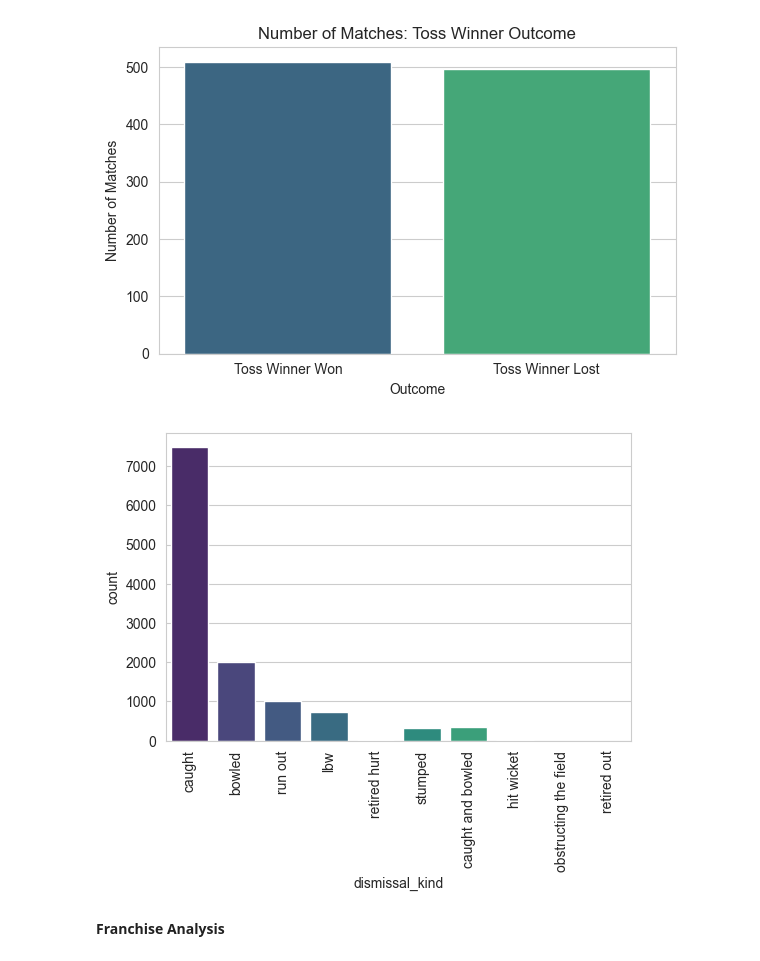
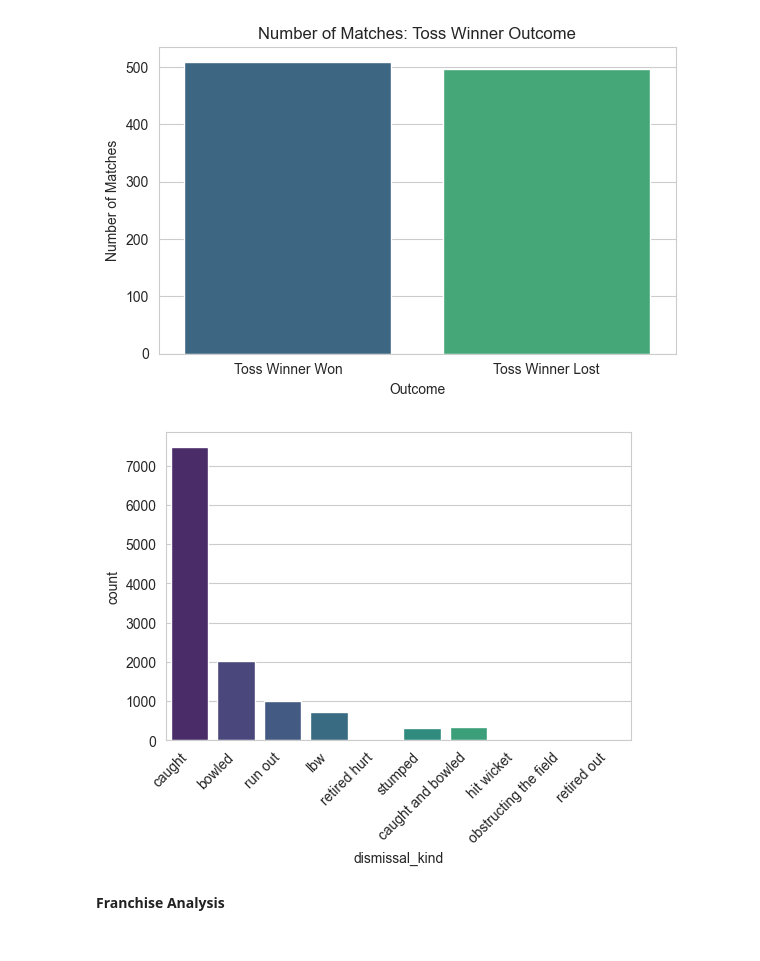
Before and after one commit to vineetsharma9252/New_Cricket_Cast, a Jupyter notebook: src/Preprocessing.ipynb, the cells around one changed output. Drawn from its saved outputs; the diff is of its cells as text; code cells hidden in the pictures.

```diff
--- a/src/Preprocessing.ipynb
+++ b/src/Preprocessing.ipynb
@@ -268,10 +268,10 @@ plt.show()
 # %%
 plt.figure(figsize=(6,4))
 sns.countplot(x='dismissal_kind', data=Deliveries, palette='viridis')
-plt.xticks(rotation='vertical')
+plt.xticks(rotation=45, ha='right')
 plt.show()
 # %% [output]
-[figure, old version]
+[figure, new version]
 # %% [markdown]
 **Franchise Analysis**
 # %%
```
Also changed, not shown: parts of 8 cells of this notebook.
